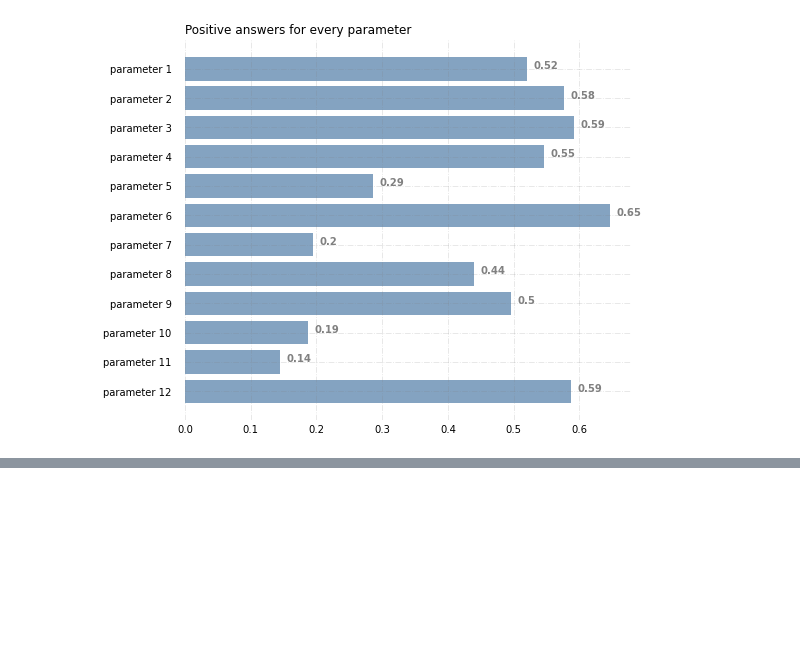
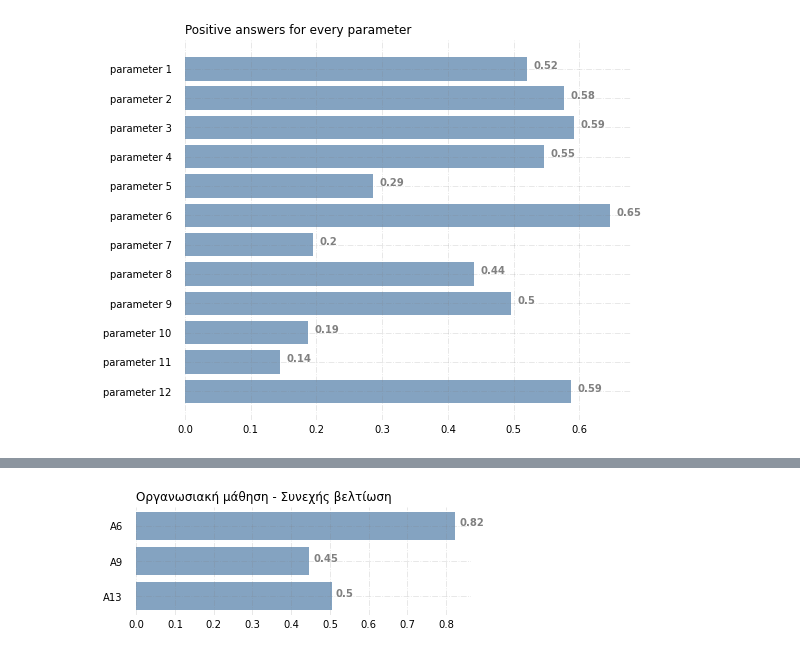
Before and after one commit to stathis99/Statistical-Analysis-for-Patient-Safety, a Jupyter notebook: 4. Positive Answer Charts for every Questione and Parameter.ipynb, the cells around one changed output, grey strips where cells are left out. Cells and saved outputs as stored; diff of their text form; code cells hidden in the pictures; blank space fills up the shorter version.

```diff
--- a/4. Positive Answer Charts for every Questione and Parameter.ipynb
+++ b/4. Positive Answer Charts for every Questione and Parameter.ipynb
@@ -250,0 +262,11 @@ plt.show()
+# %%
+#3
+relative_frequencies = parameter_3.apply(lambda x: x.value_counts(normalize=True))
+positive_answers3 = relative_frequencies.iloc[3:6].sum()
+
+title = 'Οργανωσιακή μάθηση - Συνεχής βελτίωση'
+par = ['Α6','Α9','Α13']
+
+my_graph(par,positive_answers3,title)
+# %% [output]
+[figure, added]
```
Also changed, not shown: parts of 19 cells of this notebook, 3 other files.
